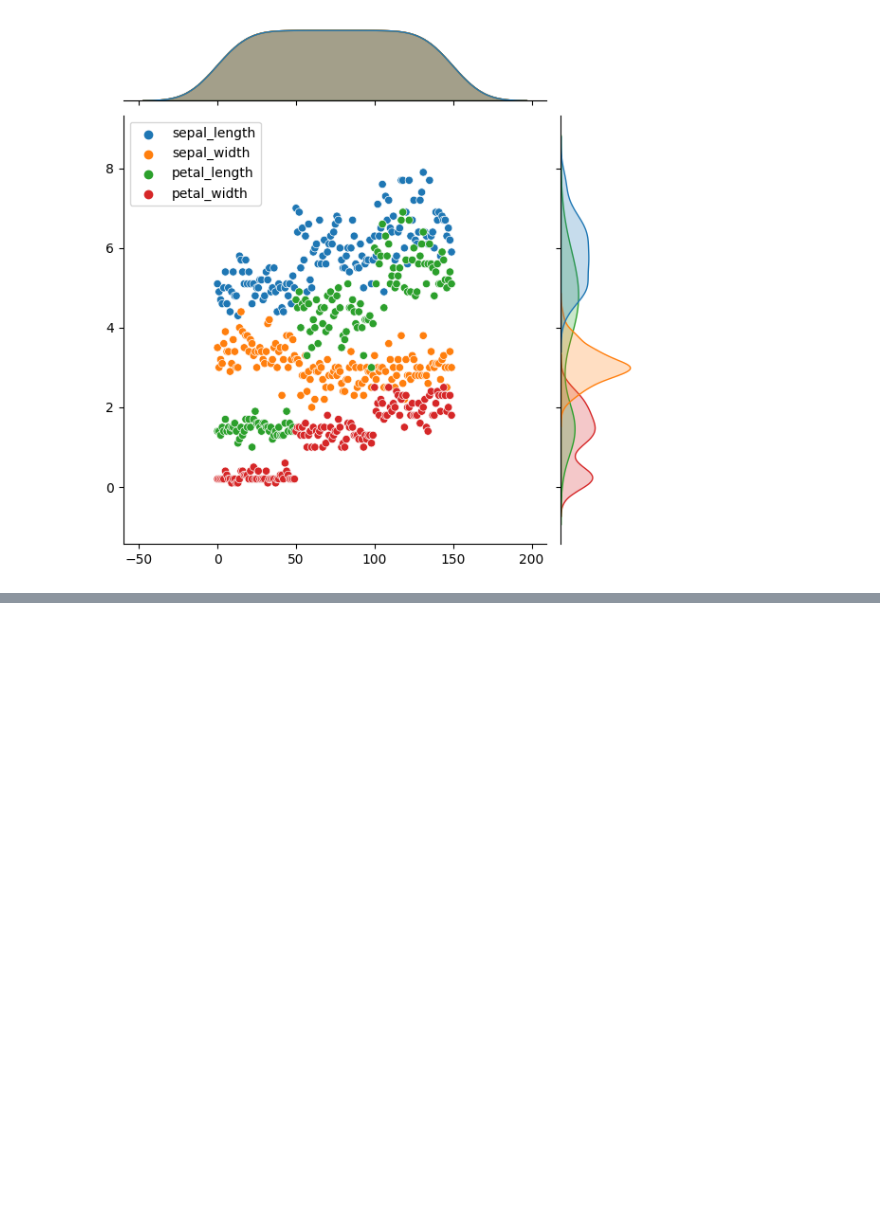
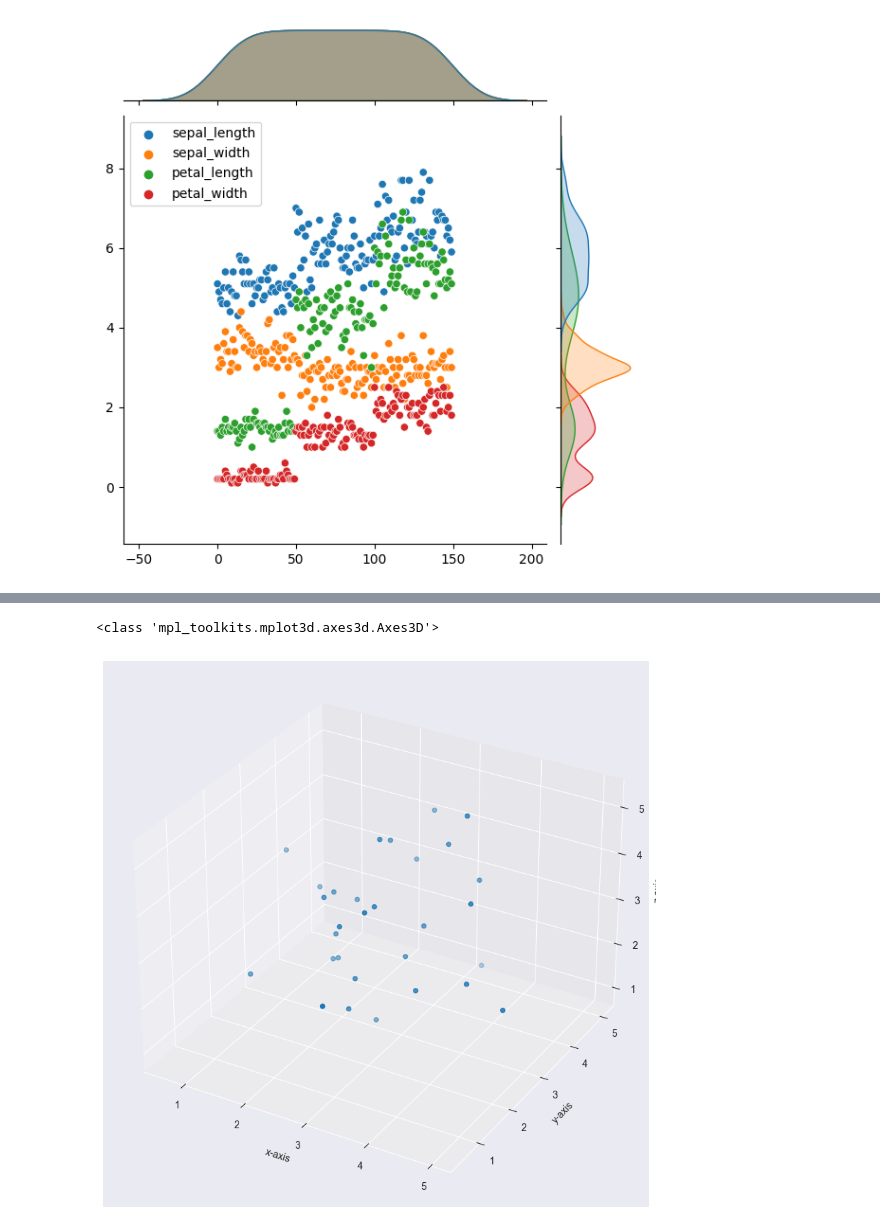
Before and after one commit to Happinessprashant/PythonLab, a Jupyter notebook: seaborn/seaborn.ipynb, the cells around one changed output, grey strips where cells are left out. Cells and saved outputs as stored; diff of their text form; code cells hidden in the pictures; blank space fills up the shorter version.

Commit message:
seaborn add

```diff
--- a/seaborn/seaborn.ipynb
+++ b/seaborn/seaborn.ipynb
@@ -204,0 +229,22 @@ sns.jointplot(iris)
+# %%
+import pandas as pd
+import matplotlib.pyplot as plt
+import seaborn as sns
+import numpy as np
+sns.set_style ("darkgrid")
+plot_mean = 3
+min_num = 30
+plot1 = np.random.normal (plot_mean, 1, size = min_num)
+plot2 = np.random.normal (plot_mean, 1, size = min_num)
+plot3 = np.random.normal (plot_mean, 1, size = min_num)
+plt.figure (figsize = (10,10))
+seaborn_plot = plt.axes (projection='3d')
+print (type (seaborn_plot))
+seaborn_plot.scatter3D (plot1, plot2, plot3)
+seaborn_plot.set_xlabel ('x-axis')
+seaborn_plot.set_ylabel ('y-axis')
+seaborn_plot.set_zlabel ('z-axis')
+plt.show ()
+# %% [output]
+<class 'mpl_toolkits.mplot3d.axes3d.Axes3D'>
+[figure, added]
```
Also changed, not shown: parts of 6 cells of this notebook, 4 other files.
